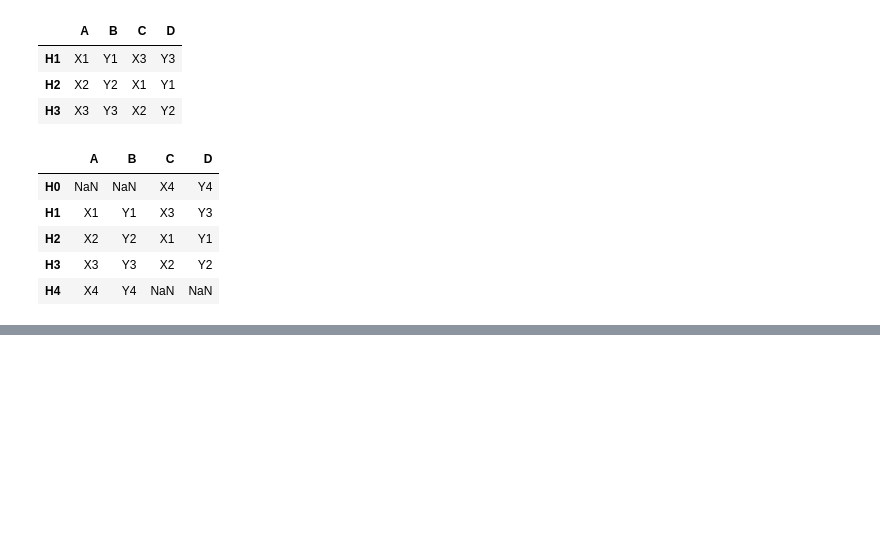
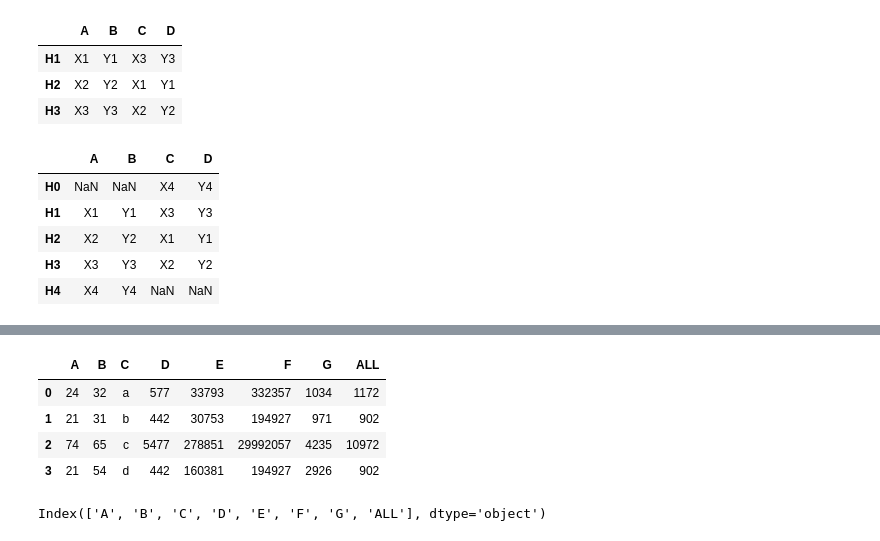
Before and after one commit to aleal4/ML_python_fundamentals, a Jupyter notebook: Python Fundamentals.ipynb, the cells around one changed output, grey strips where cells are left out. Saved outputs shown, nothing was run; the diff lists cells and outputs as text; code cells hidden in the pictures; blank space fills up the shorter version.

Commit message:
panda lambdas

```diff
--- a/Python Fundamentals.ipynb
+++ b/Python Fundamentals.ipynb
@@ -819,0 +900,20 @@ test5.join(test6, how='outer')
+# %%
+df_ops['E']=df_ops['B'].apply(lambda x: x**3+x**2+1)
+# %%
+df_ops['F']=df_ops['A'].apply(lambda x: x**4+x**2+5)
+# %%
+df_ops['G']=df_ops['B'].apply(lambda x: x**2+10)
+# %%
+df_ops['ALL']=df_ops['A'].apply(lambda x:x**2+10)+df_ops['A'].apply(lambda x:x**2+10)
+# %%
+df_ops
+# %% [output]
+|  | A | B | C | D | E | F | G | ALL |
+| 0 | 24 | 32 | a | 577 | 33793 | 332357 | 1034 | 1172 |
+| 1 | 21 | 31 | b | 442 | 30753 | 194927 | 971 | 902 |
+| 2 | 74 | 65 | c | 5477 | 278851 | 29992057 | 4235 | 10972 |
+| 3 | 21 | 54 | d | 442 | 160381 | 194927 | 2926 | 902 |
+# %%
+df_ops.columns
+# %% [output]
+Index(['A', 'B', 'C', 'D', 'E', 'F', 'G', 'ALL'], dtype='object')
```
Also changed, not shown: parts of 15 cells of this notebook.
